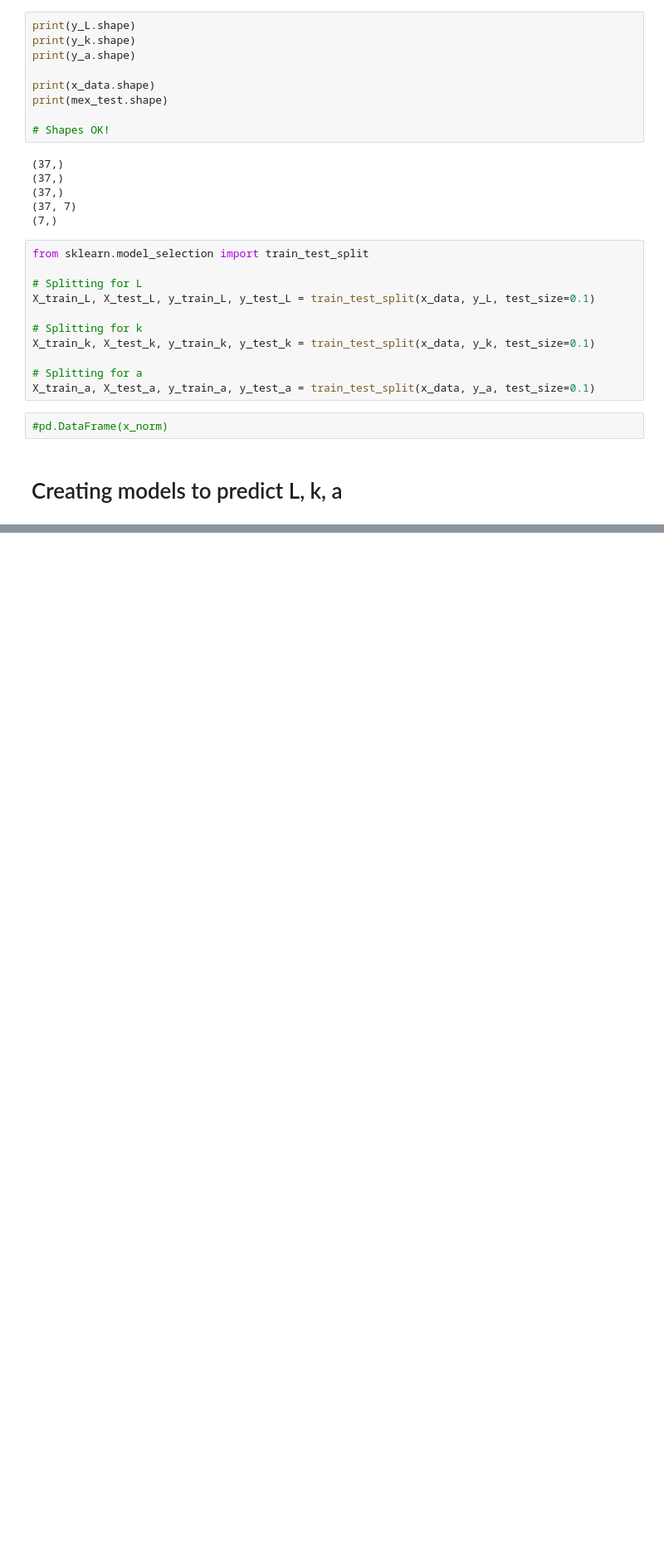
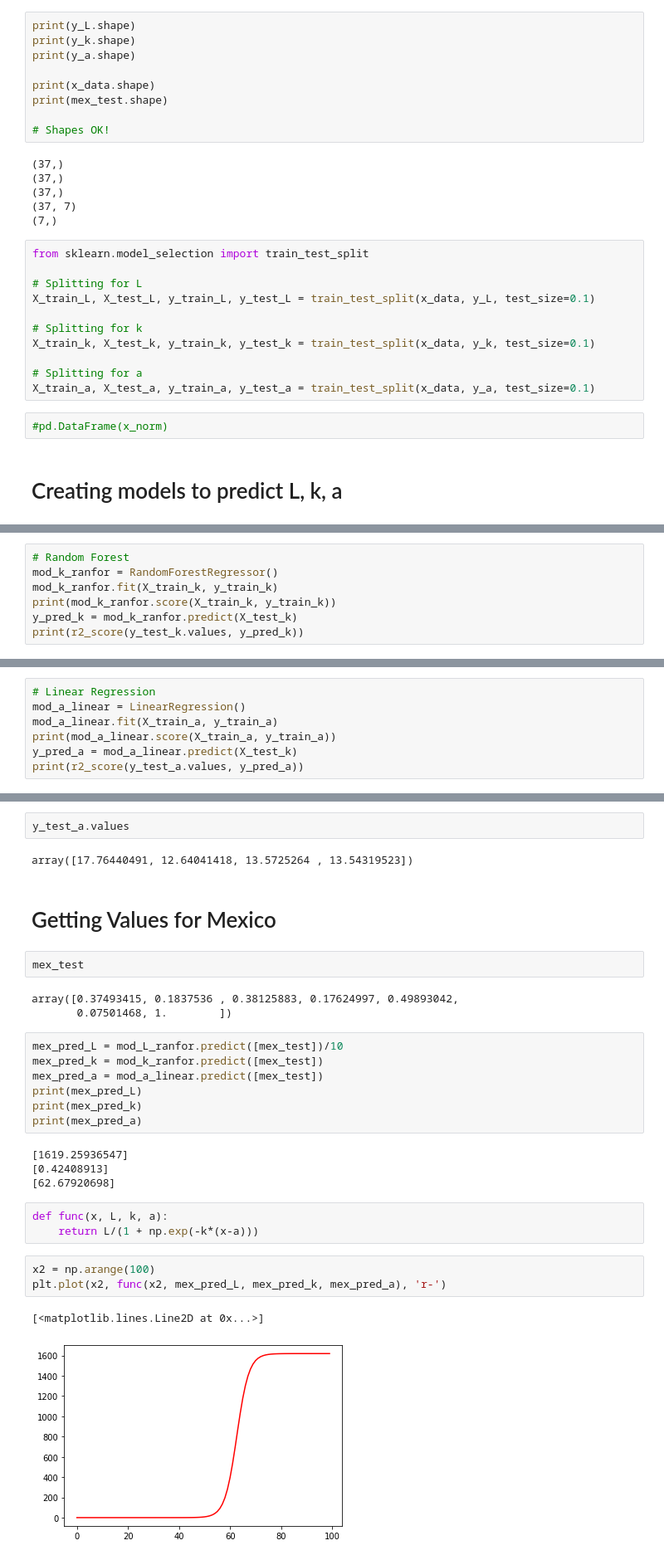
Before and after one commit to juliocrn94/CoronaVirus_ML, a Jupyter notebook: Part3.ipynb, the cells around one changed output, grey strips where cells are left out. Shown: that part at 83% size. Saved outputs shown, nothing was run; the diff lists cells and outputs as text; blank space fills up the shorter version.

```diff
--- a/Part3.ipynb
+++ b/Part3.ipynb
@@ -205,0 +297,7 @@ from sklearn import linear_model.Lasso
+# %%
+# Random Forest
+mod_k_ranfor = RandomForestRegressor()
+mod_k_ranfor.fit(X_train_k, y_train_k)
+print(mod_k_ranfor.score(X_train_k, y_train_k))
+y_pred_k = mod_k_ranfor.predict(X_test_k)
+print(r2_score(y_test_k.values, y_pred_k))
@@ -205,0 +337,7 @@ from sklearn import linear_model.Lasso
+# %%
+# Linear Regression
+mod_a_linear = LinearRegression()
+mod_a_linear.fit(X_train_a, y_train_a)
+print(mod_a_linear.score(X_train_a, y_train_a))
+y_pred_a = mod_a_linear.predict(X_test_k)
+print(r2_score(y_test_a.values, y_pred_a))
@@ -205,0 +381,31 @@ from sklearn import linear_model.Lasso
+# %%
+y_test_a.values
+# %% [output]
+array([17.76440491, 12.64041418, 13.5725264 , 13.54319523])
+# %% [markdown]
+# Getting Values for Mexico
+# %%
+mex_test
+# %% [output]
+array([0.37493415, 0.1837536 , 0.38125883, 0.17624997, 0.49893042,
+       0.07501468, 1.        ])
+# %%
+mex_pred_L = mod_L_ranfor.predict([mex_test])/10
+mex_pred_k = mod_k_ranfor.predict([mex_test])
+mex_pred_a = mod_a_linear.predict([mex_test])
+print(mex_pred_L)
+print(mex_pred_k)
+print(mex_pred_a)
+# %% [output]
+[1619.25936547]
+[0.42408913]
+[62.67920698]
+# %%
+def func(x, L, k, a):
+    return L/(1 + np.exp(-k*(x-a)))
+# %%
+x2 = np.arange(100)
+plt.plot(x2, func(x2, mex_pred_L, mex_pred_k, mex_pred_a), 'r-')
+# %% [output]
+[<matplotlib.lines.Line2D at 0x...>]
+[figure, added]
```
Also changed, not shown: parts of 24 cells of this notebook, 1 other file.
